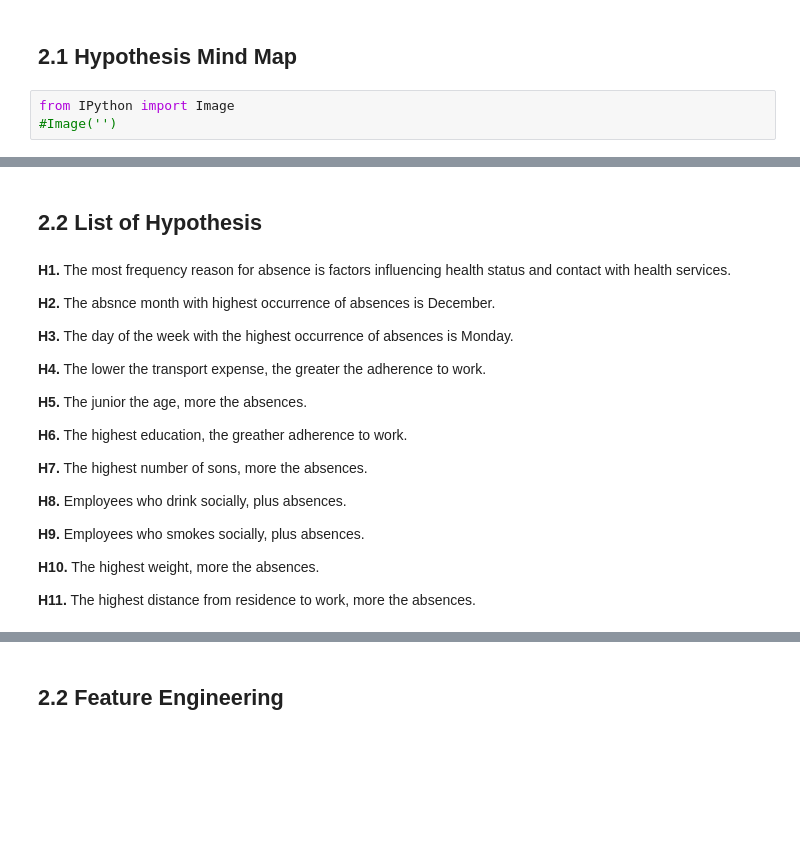
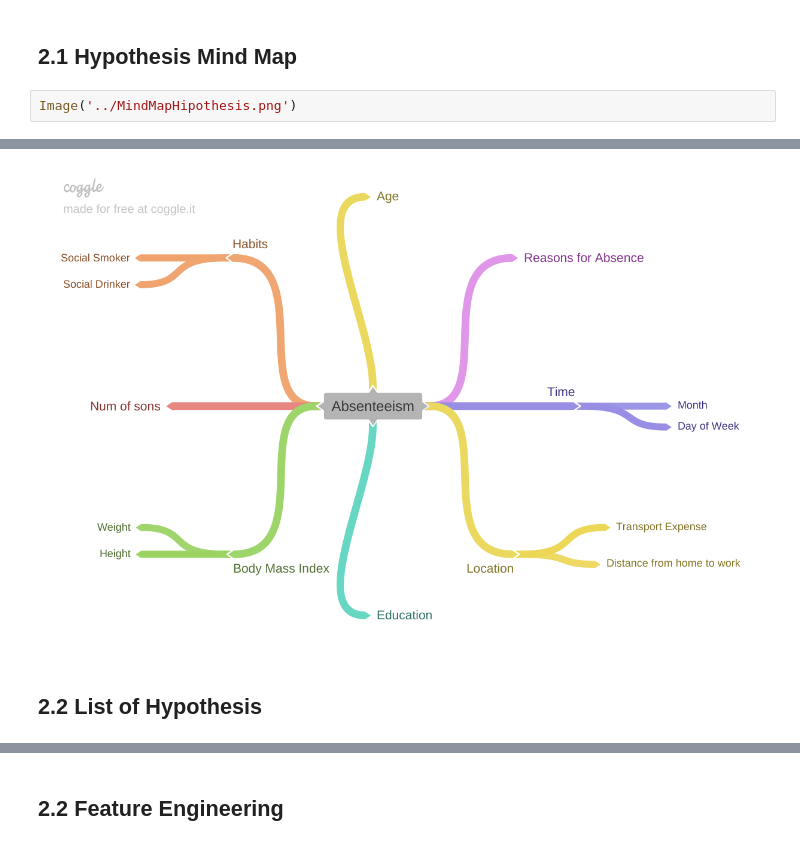
Before and after one commit to marcusbraggion/absenteeism_at_work, a Jupyter notebook: notebooks/absenteeism_at_work.ipynb, the cells around one changed output, grey strips where cells are left out. Drawn from its saved outputs; the diff is of its cells as text; blank space fills up the shorter version.

```diff
--- a/notebooks/absenteeism_at_work.ipynb
+++ b/notebooks/absenteeism_at_work.ipynb
@@ -185,6 +192,5 @@ m
 # %% [markdown]
 ## 2.1 Hypothesis Mind Map
 # %%
-from IPython import Image
-#Image('')
+Image('../MindMapHipothesis.png')
 # %% [output]
@@ -192,24 +197,3 @@ ImportError: cannot import name 'Image' from 'IPython' (c:\users\amd\appdata\loc
+[figure, added]
 # %% [markdown]
 ## 2.2 List of Hypothesis
-# %% [markdown]
-**H1.** The most frequency reason for absence is factors influencing health status and contact with health services.
-
-**H2.** The absnce month with highest occurrence of absences is December.
-
-**H3.** The day of the week with the highest occurrence of absences is Monday.
-
-**H4.** The lower the transport expense, the greater the adherence to work.
-
-**H5.** The junior the age, more the absences.
-
-**H6.** The highest education, the greather adherence to work.
-
-**H7.** The highest number of sons, more the absences.
-
-**H8.** Employees who drink socially, plus absences.
-
-**H9.** Employees who smokes socially, plus absences.
-
-**H10.** The highest weight, more the absences.
-
-**H11.** The highest distance from residence to work, more the absences.
```
Also changed, not shown: parts of 80 cells of this notebook.
